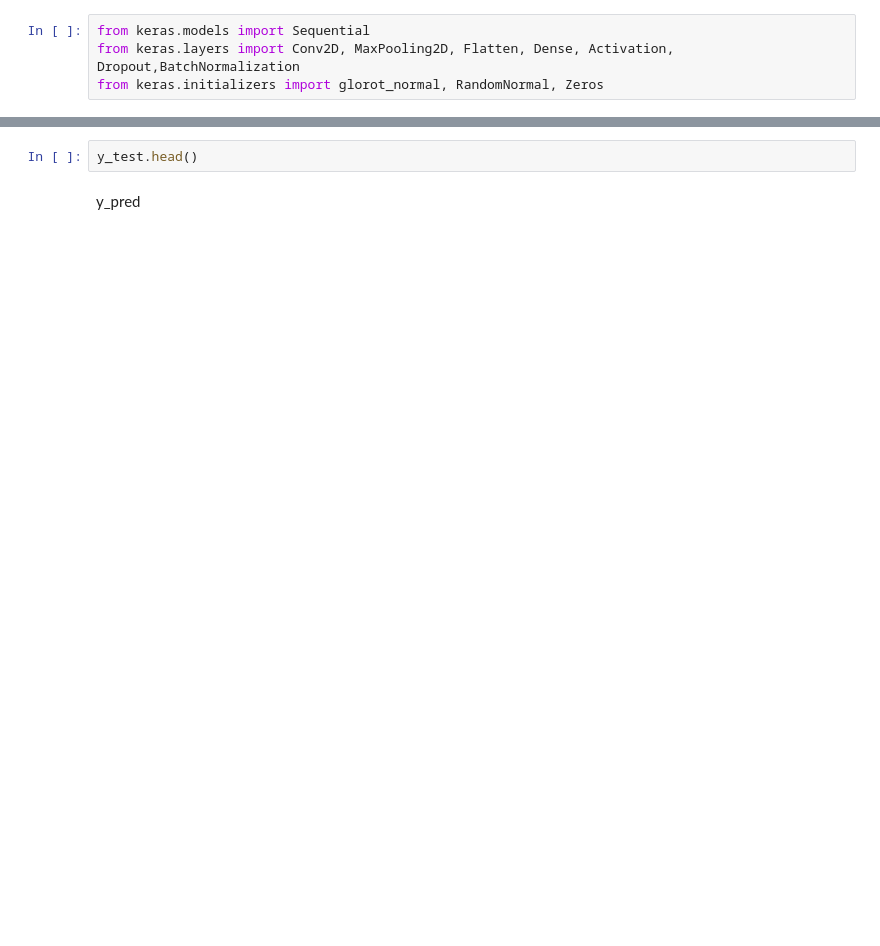
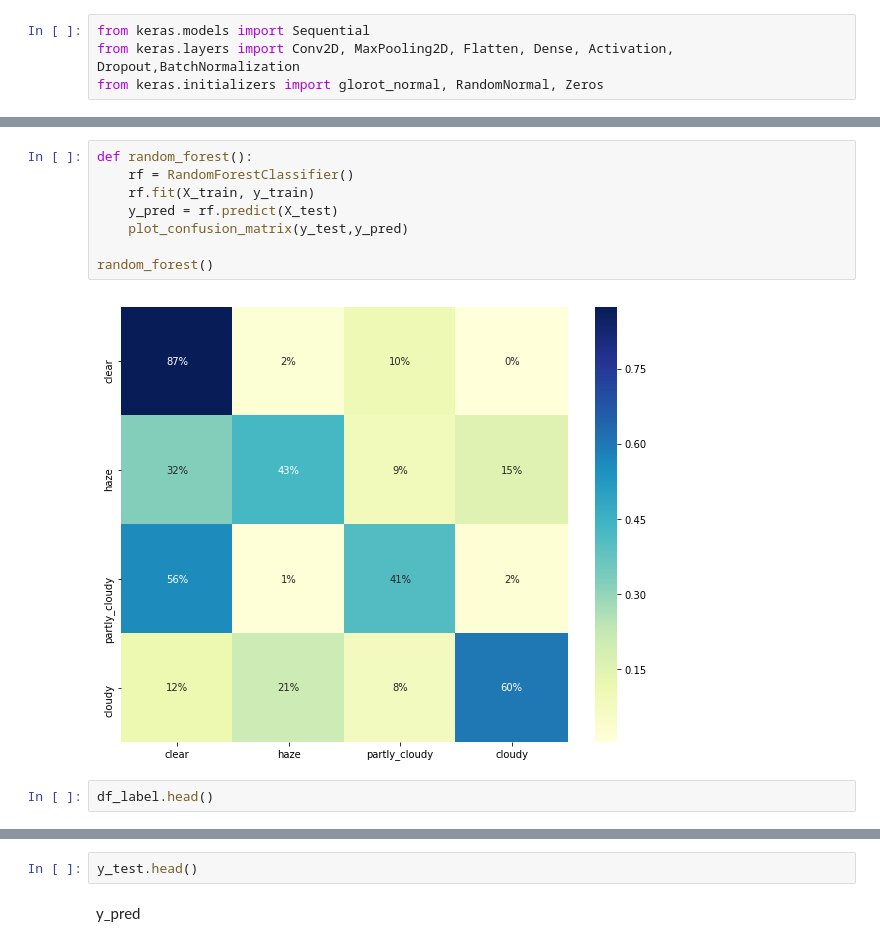
Before and after one commit to mumuxi15/02-Data-Science-Project, a Jupyter notebook: Multilabel image classification/Planet.ipynb, the cells around one changed output, grey strips where cells are left out. Cells and saved outputs as stored; diff of their text form; blank space fills up the shorter version.

```diff
--- a/Multilabel image classification/Planet.ipynb
+++ b/Multilabel image classification/Planet.ipynb
@@ -318,0 +354,12 @@ y_pred2[0]
+# %%
+def random_forest():
+    rf = RandomForestClassifier()
+    rf.fit(X_train, y_train)
+    y_pred = rf.predict(X_test)
+    plot_confusion_matrix(y_test,y_pred)
+
+random_forest()
+# %% [output]
+[figure, added]
+# %%
+df_label.head()
```
Also changed, not shown: parts of 26 cells of this notebook.
